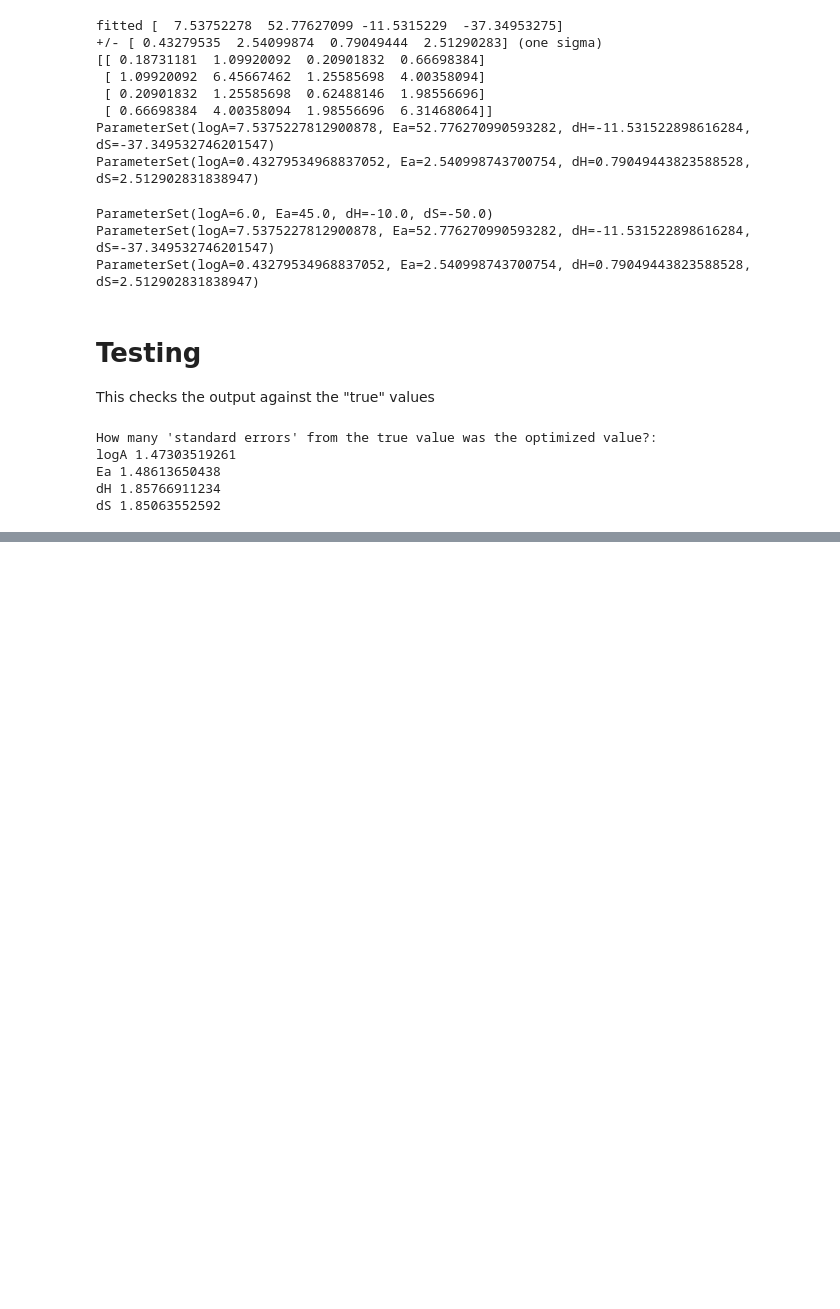
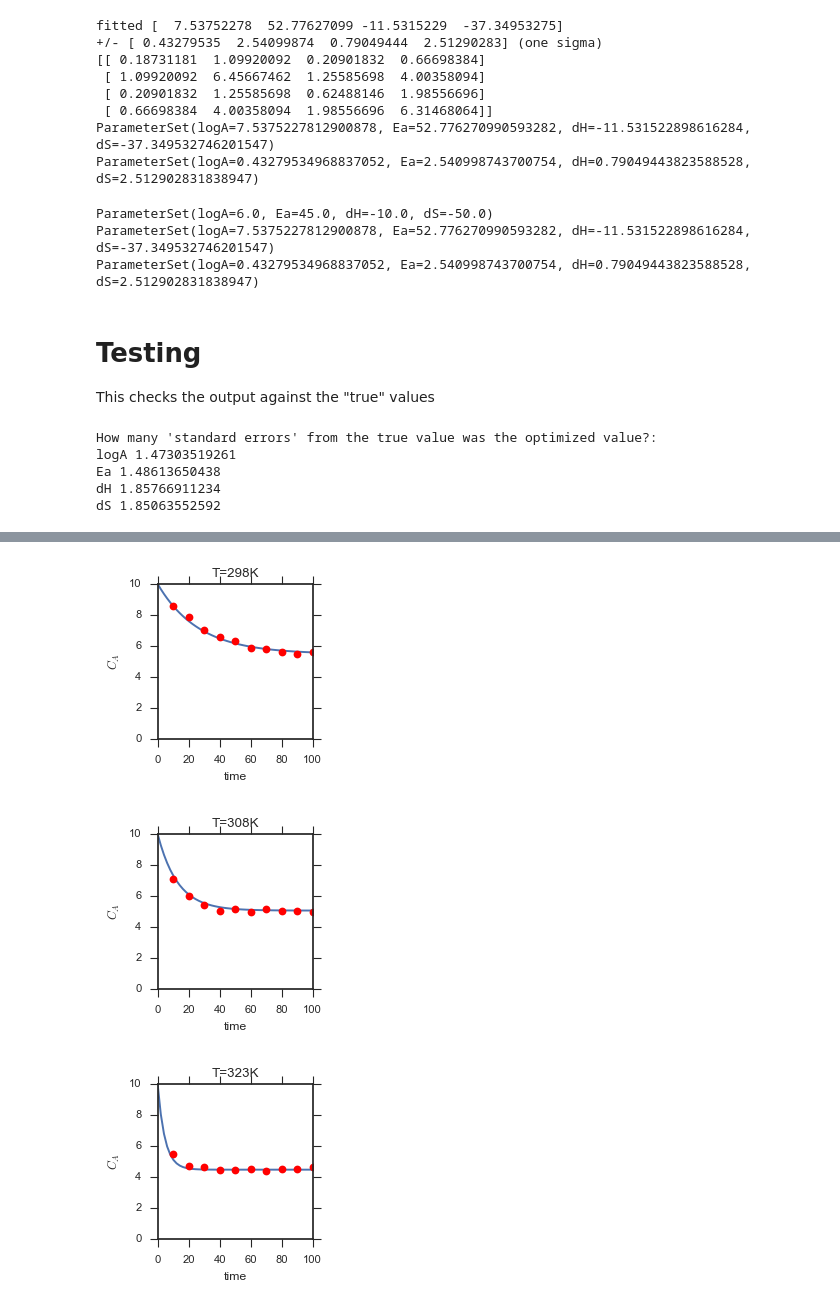
Before and after one commit to dbaugher/regression, a Jupyter notebook: FittingExercise.ipynb, the cells around one changed output, grey strips where cells are left out. Cells and saved outputs as stored; diff of their text form; code cells hidden in the pictures; blank space fills up the shorter version.

```diff
--- a/FittingExercise.ipynb
+++ b/FittingExercise.ipynb
@@ -252,0 +300,47 @@ dS 1.85063552592
+# %%
+def experiment(cA_start, T, measure_times,
+              T_stdev = 1.,
+              time_stdev = 0.5,
+              time_offset_stdev = 1.0,
+              measurement_stdev = 0.1):
+
+    # T_stdev = time_stdev = time_offset_stdev = measurement_stdev = 1e-8 # turn off errors
+
+    # Just for the plot
+    times,values = source_model(cA_start = cA_start,
+                        T = T,
+                        plot = True)
+
+    offset = np.random.normal(scale=time_offset_stdev)
+
+    time_errors = np.random.normal(scale=time_stdev, size=measure_times.shape)
+    ode_times = np.append([0],measure_times + time_errors + offset)
+    times,values = source_model(cA_start = cA_start,
+                         T = T + np.random.normal(scale=T_stdev),
+                        times = ode_times)
+    measured_times = times[1:]
+    measured_values = values[1:,0]
+    #print(measured_values)
+    measured_values += np.random.normal(scale=measurement_stdev, size=measured_values.shape)
+    plt.plot(measure_times,measured_values,'ro')
+    plt.title("T={:.0f}K".format(T))
+    return ExperimentData(
+        T = T,
+        cA_start = cA_start,
+        times = measure_times,
+        cA = measured_values
+        )
+# %%
+# This will be different each time you run it, as I didn't seed the random number generator
+e1 = experiment(10., 273.15+25, np.arange(10,110,10))
+plt.show()
+e2 = experiment(10., 273.15+35, np.arange(10,110,10))
+plt.show()
+e3 = experiment(10., 273.15+50, np.arange(10,110,10))
+plt.show()
+
+experiments = [e1, e2, e3]
+# %% [output]
+[figure, added]
+[figure, added]
+[figure, added]
```
Also changed, not shown: parts of 3 cells of this notebook, 2 other files.
